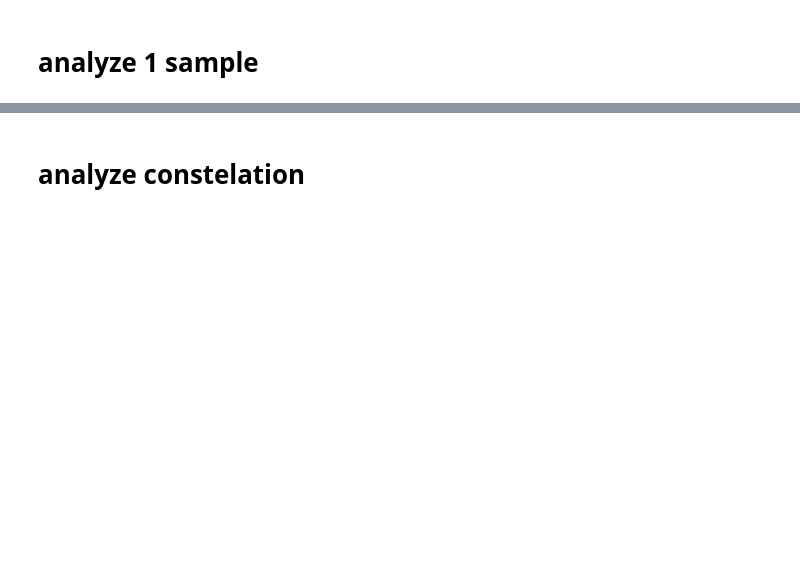
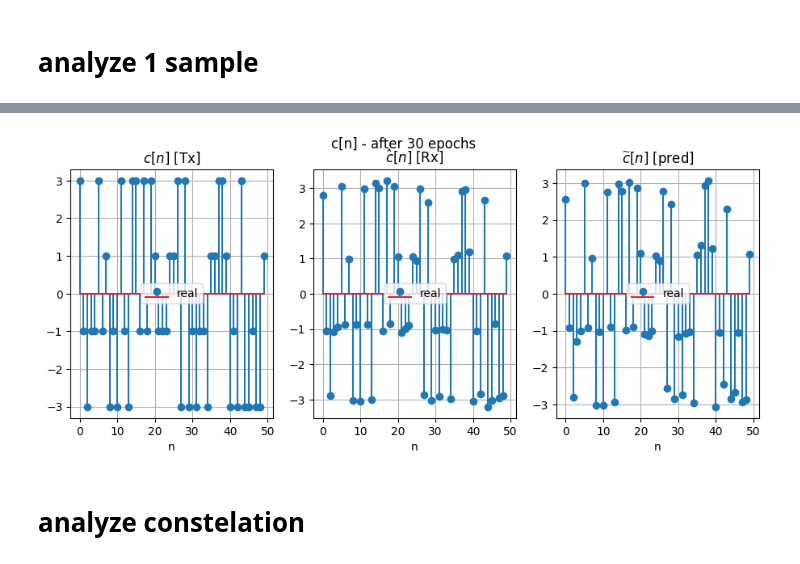
Before and after one commit to Yarden92/Thesis-code, a Jupyter notebook: apps/deep/model_analyzers/model_analyzer.ipynb, the cells around one changed output, grey strips where cells are left out. Cells and saved outputs as stored; diff of their text form; code cells hidden in the pictures; blank space fills up the shorter version.

```diff
--- a/apps/deep/model_analyzers/model_analyzer.ipynb
+++ b/apps/deep/model_analyzers/model_analyzer.ipynb
@@ -76,3 +82,7 @@ ma.plot_single_item_together(1)
+# %%
+ma.plot_stems(i=1, zm_indices=range(0,50))
+# %% [output]
+[figure, added]
 # %% [markdown]
 # analyze constelation
 # %%
```
Also changed, not shown: parts of 12 cells of this notebook.
